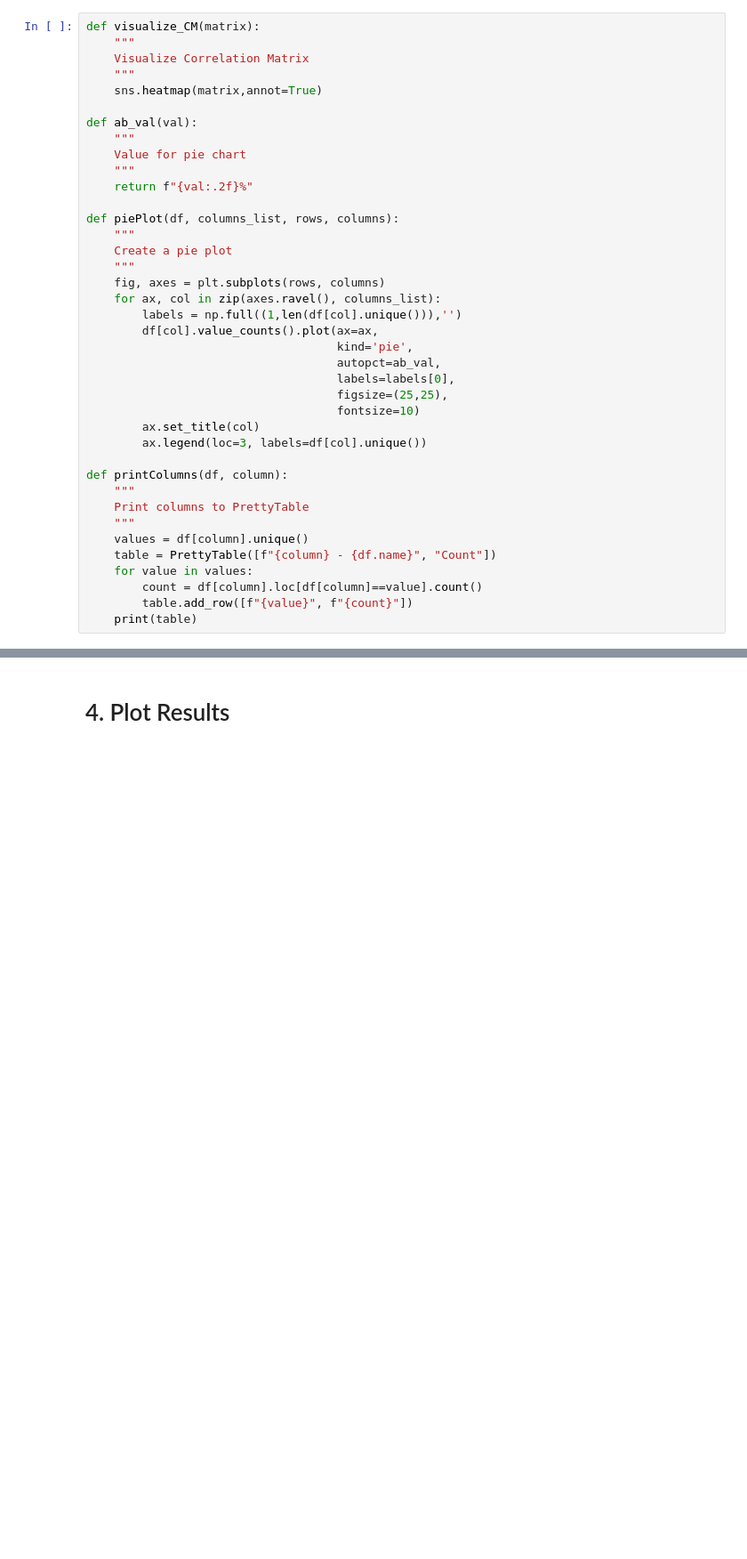
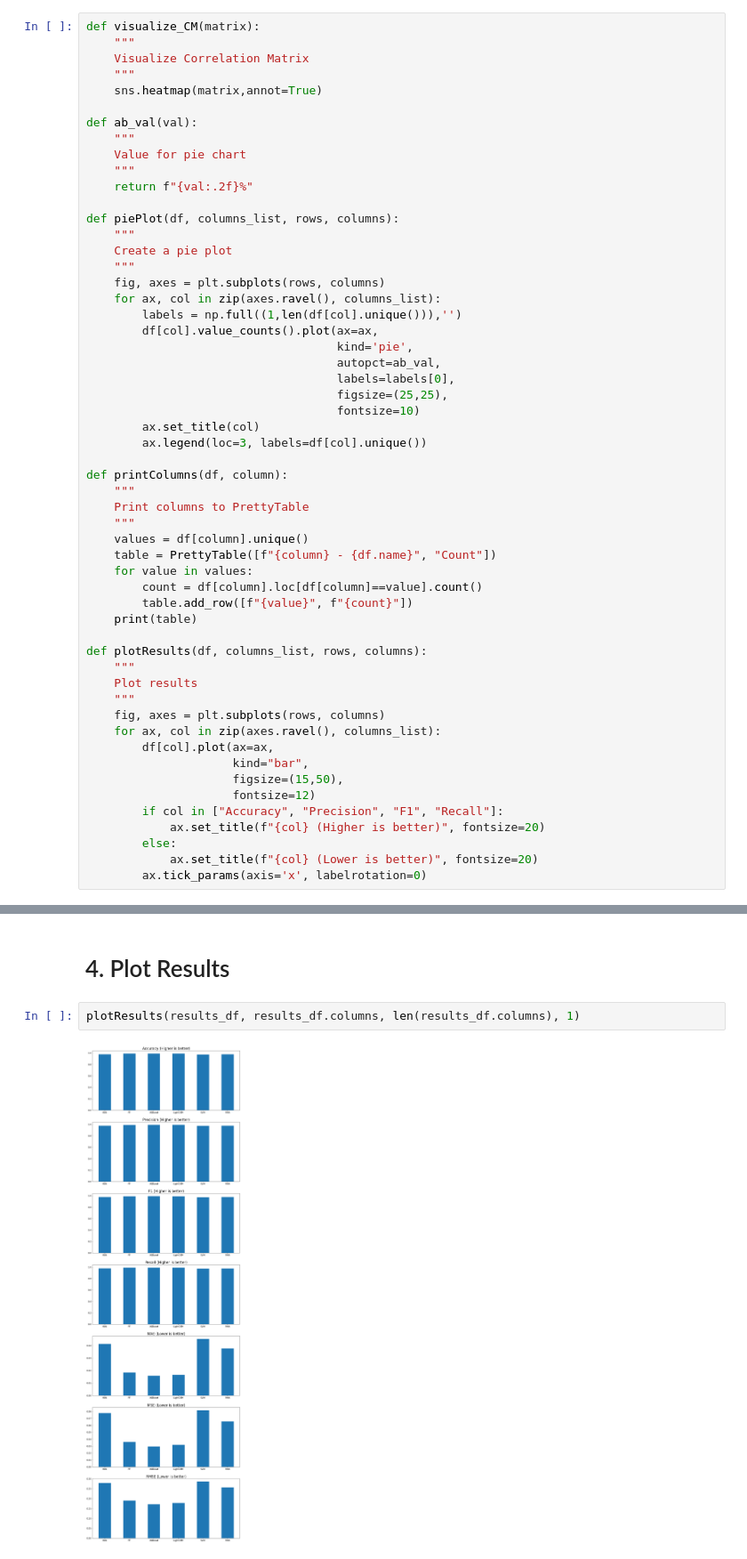
Before and after one commit to KostasEreksonas/IDS_test, a Jupyter notebook: NSL-KDD.ipynb, the cells around one changed output, grey strips where cells are left out. Shown at 89% size. Saved outputs shown, nothing was run; the diff lists cells and outputs as text; blank space fills up the shorter version.

Commit message:
Plotted results

```diff
--- a/NSL-KDD.ipynb
+++ b/NSL-KDD.ipynb
@@ -73,6 +73,22 @@ def printColumns(df, column):
         count = df[column].loc[df[column]==value].count()
         table.add_row([f"{value}", f"{count}"])
     print(table)
+
+def plotResults(df, columns_list, rows, columns):
+    """
+    Plot results
+    """
+    fig, axes = plt.subplots(rows, columns)
+    for ax, col in zip(axes.ravel(), columns_list):
+        df[col].plot(ax=ax,
+                     kind="bar",
+                     figsize=(15,50),
+                     fontsize=12)
+        if col in ["Accuracy", "Precision", "F1", "Recall"]:
+            ax.set_title(f"{col} (Higher is better)", fontsize=20)
+        else:
+            ax.set_title(f"{col} (Lower is better)", fontsize=20)
+        ax.tick_params(axis='x', labelrotation=0)
 # %% [markdown]
 # 1. Data Exploration
 # %% [markdown]
@@ -687,2 +703,6 @@ results_df
 # %% [markdown]
 # 4. Plot Results
+# %%
+plotResults(results_df, results_df.columns, len(results_df.columns), 1)
+# %% [output]
+[figure, added]
```
Also changed, not shown: parts of 18 cells of this notebook.
